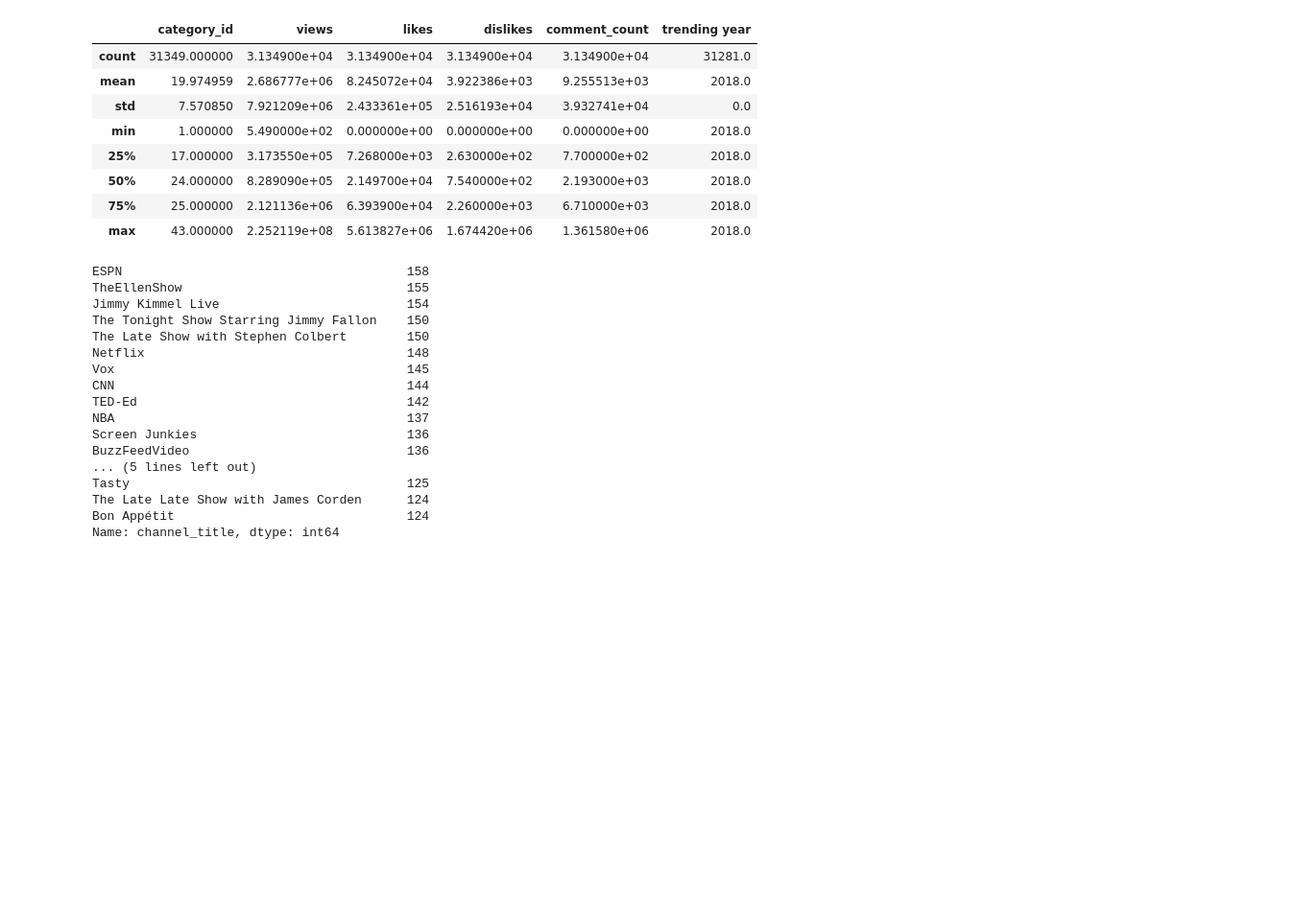
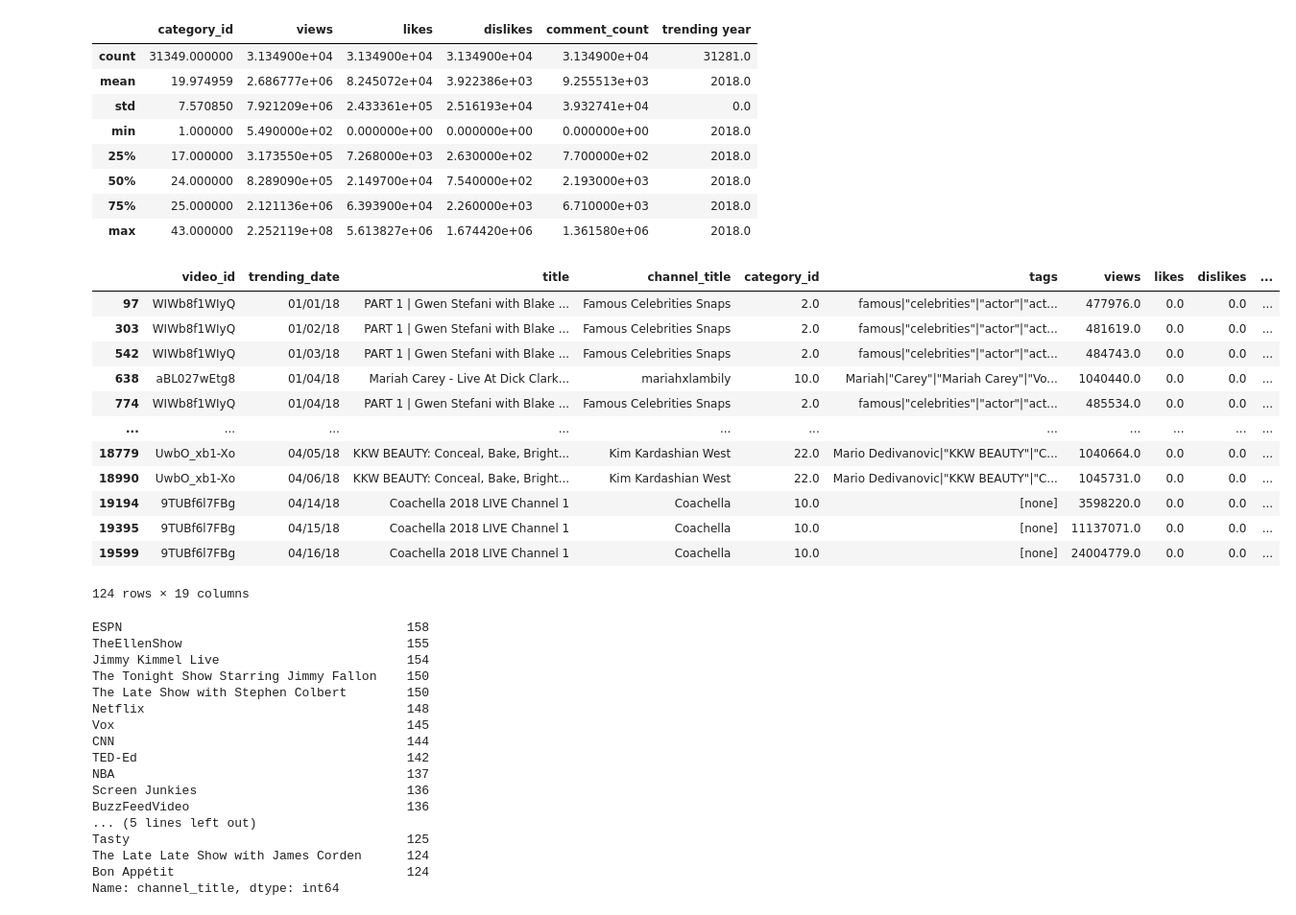
Before and after one commit to hannah8075/youtube-analysis, a Jupyter notebook: youtube-data-analysis.ipynb, the cells around one changed output. Shown: that part at 96% size. Cells and saved outputs as stored; diff of their text form; code cells hidden in the pictures; blank space fills up the shorter version.

```diff
--- a/youtube-data-analysis.ipynb
+++ b/youtube-data-analysis.ipynb
@@ -34,6 +34,22 @@ youtube_2018.describe()
 | 50% | 24.000000 | 8.289090e+05 | 2.149700e+04 | 7.540000e+02 | 2.193000e+03 | 2018.0 |
 | 75% | 25.000000 | 2.121136e+06 | 6.393900e+04 | 2.260000e+03 | 6.710000e+03 | 2018.0 |
 | max | 43.000000 | 2.252119e+08 | 5.613827e+06 | 1.674420e+06 | 1.361580e+06 | 2018.0 |
+# %%
+youtube_2018.loc[youtube_2018['likes']==0]
+# %% [output]
+|  | video_id | trending_date | title | channel_title | category_id | tags | views | likes | dislikes | ... |
+| 97 | WIWb8f1WIyQ | 01/01/18 | PART 1 | Gwen Stefani with Blake ... | Famous Celebrities Snaps | 2.0 | famous|"celebrities"|"actor"|"act... | 477976.0 | 0.0 | 0.0 | ... |
+| 303 | WIWb8f1WIyQ | 01/02/18 | PART 1 | Gwen Stefani with Blake ... | Famous Celebrities Snaps | 2.0 | famous|"celebrities"|"actor"|"act... | 481619.0 | 0.0 | 0.0 | ... |
+| 542 | WIWb8f1WIyQ | 01/03/18 | PART 1 | Gwen Stefani with Blake ... | Famous Celebrities Snaps | 2.0 | famous|"celebrities"|"actor"|"act... | 484743.0 | 0.0 | 0.0 | ... |
+| 638 | aBL027wEtg8 | 01/04/18 | Mariah Carey - Live At Dick Clark... | mariahxlambily | 10.0 | Mariah|"Carey"|"Mariah Carey"|"Vo... | 1040440.0 | 0.0 | 0.0 | ... |
+| 774 | WIWb8f1WIyQ | 01/04/18 | PART 1 | Gwen Stefani with Blake ... | Famous Celebrities Snaps | 2.0 | famous|"celebrities"|"actor"|"act... | 485534.0 | 0.0 | 0.0 | ... |
+| ... | ... | ... | ... | ... | ... | ... | ... | ... | ... | ... |
+| 18779 | UwbO_xb1-Xo | 04/05/18 | KKW BEAUTY: Conceal, Bake, Bright... | Kim Kardashian West | 22.0 | Mario Dedivanovic|"KKW BEAUTY"|"C... | 1040664.0 | 0.0 | 0.0 | ... |
+| 18990 | UwbO_xb1-Xo | 04/06/18 | KKW BEAUTY: Conceal, Bake, Bright... | Kim Kardashian West | 22.0 | Mario Dedivanovic|"KKW BEAUTY"|"C... | 1045731.0 | 0.0 | 0.0 | ... |
+| 19194 | 9TUBf6l7FBg | 04/14/18 | Coachella 2018 LIVE Channel 1 | Coachella | 10.0 | [none] | 3598220.0 | 0.0 | 0.0 | ... |
+| 19395 | 9TUBf6l7FBg | 04/15/18 | Coachella 2018 LIVE Channel 1 | Coachella | 10.0 | [none] | 11137071.0 | 0.0 | 0.0 | ... |
+| 19599 | 9TUBf6l7FBg | 04/16/18 | Coachella 2018 LIVE Channel 1 | Coachella | 10.0 | [none] | 24004779.0 | 0.0 | 0.0 | ... |
+124 rows × 19 columns
 # %%
 # Top 20 channels
 youtube_2018["channel_title"].value_counts().head(20)
```
Also changed, not shown: 1 other file.
